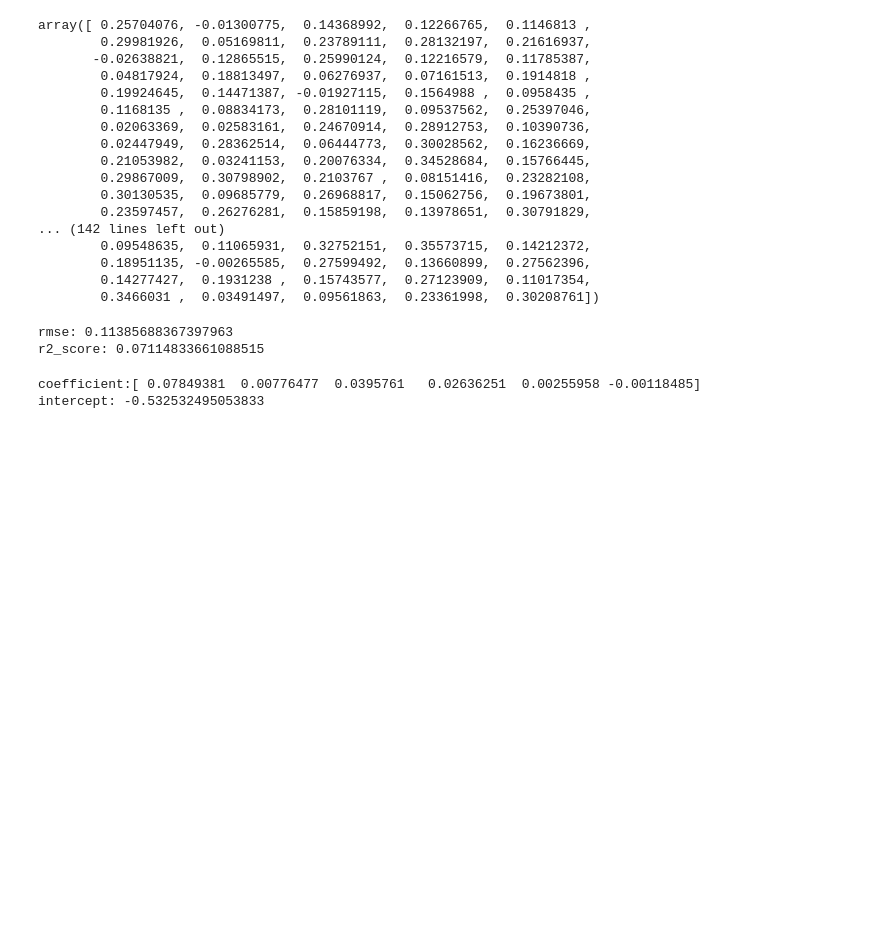
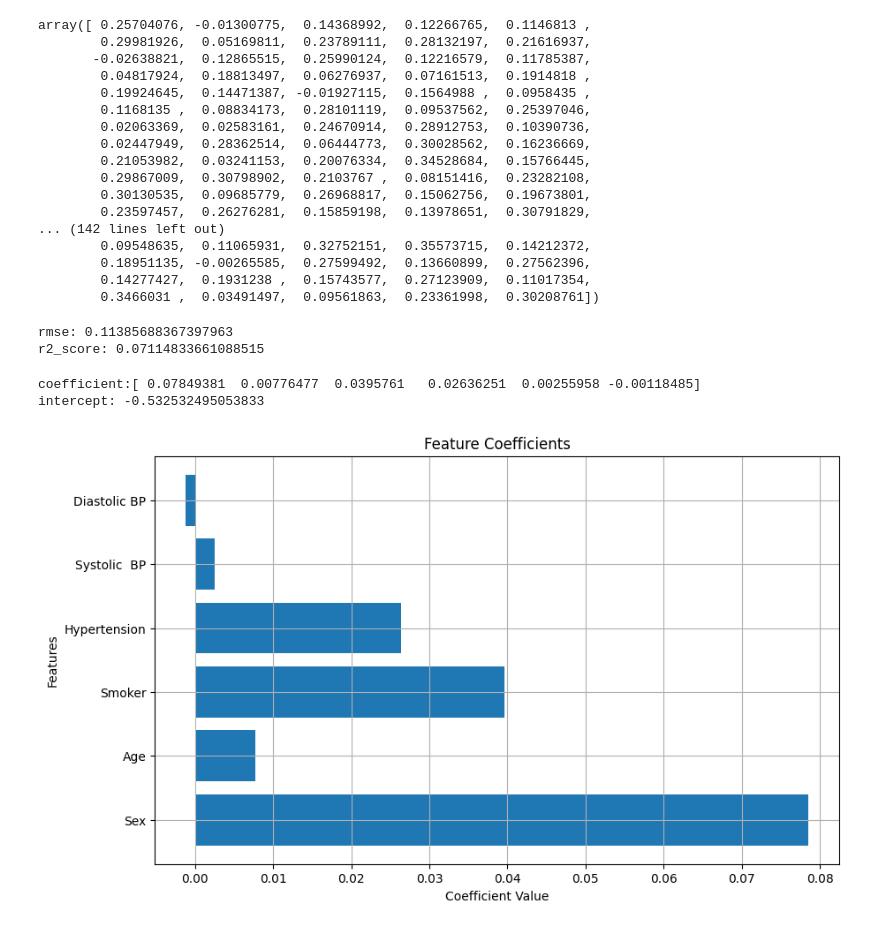
Before and after one commit to rakshume/Machine-Learning, a Jupyter notebook: multilinear regression/heart_attack.ipynb, the cells around one changed output. Saved outputs shown, nothing was run; the diff lists cells and outputs as text; code cells hidden in the pictures; blank space fills up the shorter version.

```diff
--- a/multilinear regression/heart_attack.ipynb
+++ b/multilinear regression/heart_attack.ipynb
@@ -338,3 +338,17 @@ print(f'intercept: {model.intercept_}')
 # %% [output]
 coefficient:[ 0.07849381  0.00776477  0.0395761   0.02636251  0.00255958 -0.00118485]
 intercept: -0.532532495053833
+# %%
+# Plotting the coefficients
+features = X.columns  # Names of the features
+coefficients = model.coef_  # Coefficients from the model
+
+plt.figure(figsize=(10, 6))
+plt.barh(features, coefficients)
+plt.title('Feature Coefficients')
+plt.xlabel('Coefficient Value')
+plt.ylabel('Features')
+plt.grid(True)
+plt.show()
+# %% [output]
+[figure, added]
```
Also changed, not shown: 8 other files.
